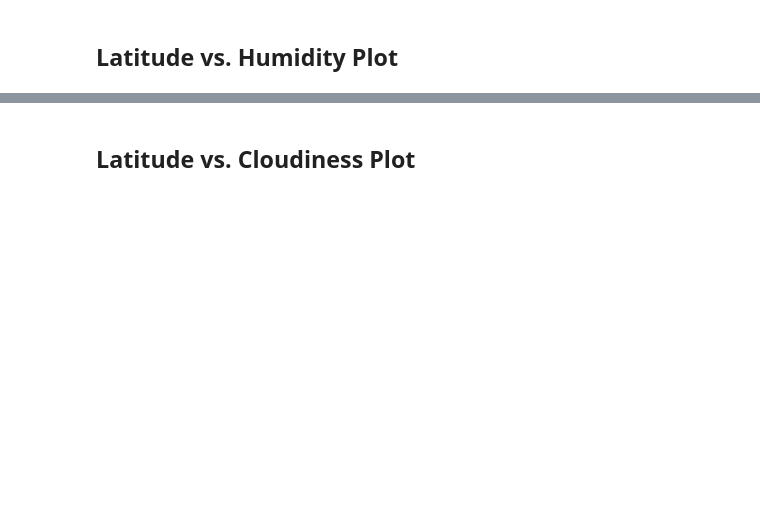
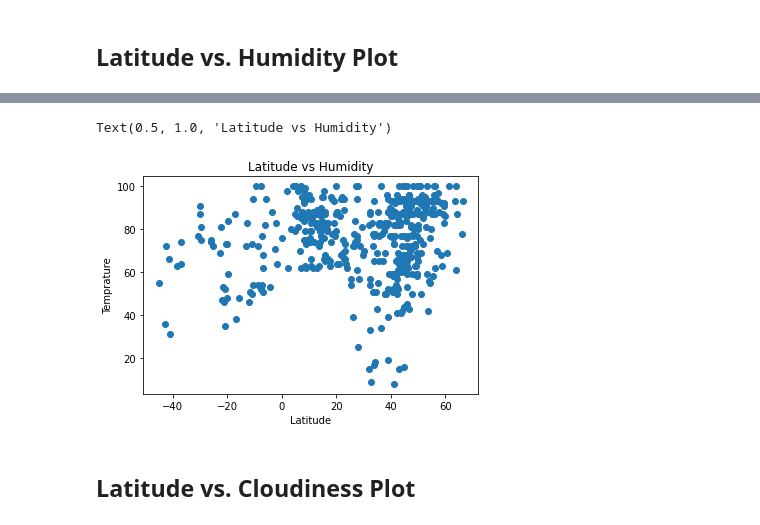
Before and after one commit to RinerAlexander/API-Challenge, a Jupyter notebook: WeatherPy/WeatherPy.ipynb, the cells around one changed output, grey strips where cells are left out. Drawn from its saved outputs; the diff is of its cells as text; code cells hidden in the pictures; blank space fills up the shorter version.

```diff
--- a/WeatherPy/WeatherPy.ipynb
+++ b/WeatherPy/WeatherPy.ipynb
@@ -157,2 +153,12 @@ Int64Index([], dtype='int64')
+# %%
+plt.scatter(cityDF["Lat"],cityDF["Humidity"])
+plt.xlabel("Latitude")
+plt.ylabel("Temprature")
+plt.title("Latitude vs Humidity")
+file = os.path.join("Latitude_vs_Humidity.png")
+plt.savefig(file)
+# %% [output]
+Text(0.5, 1.0, 'Latitude vs Humidity')
+[figure, added]
 # %% [markdown]
 ## Latitude vs. Cloudiness Plot
```
Also changed, not shown: parts of 9 cells of this notebook.
